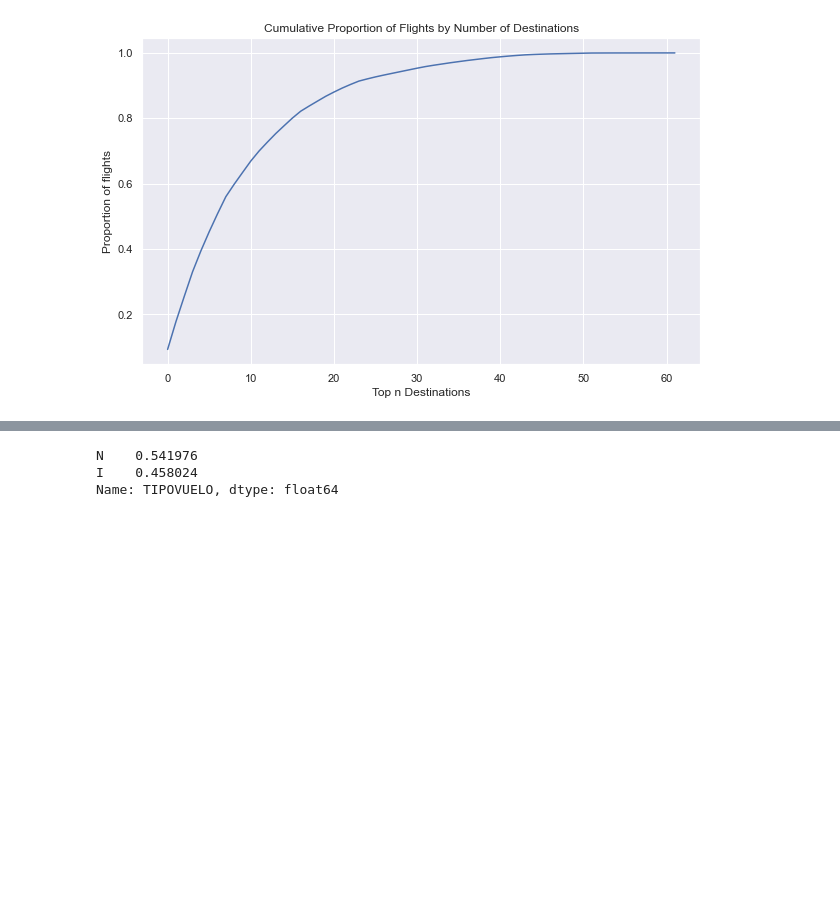
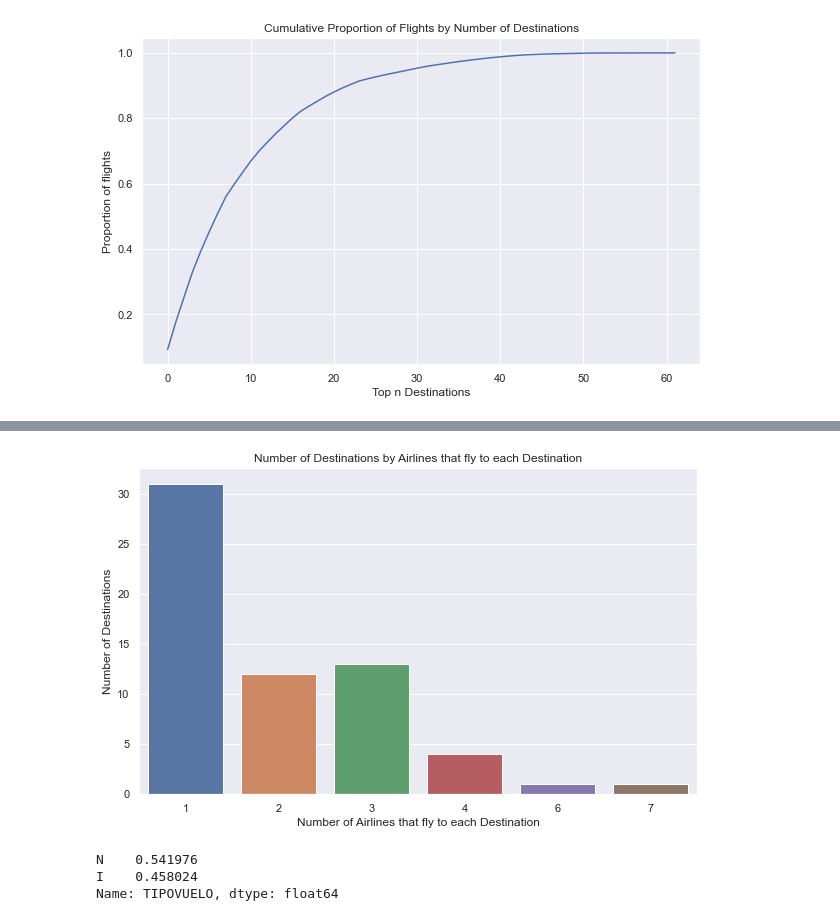
Before and after one commit to javierwelch/challenge_latam, a Jupyter notebook: notebooks/solution.ipynb, the cells around one changed output, grey strips where cells are left out. Drawn from its saved outputs; the diff is of its cells as text; code cells hidden in the pictures; blank space fills up the shorter version.

```diff
--- a/notebooks/solution.ipynb
+++ b/notebooks/solution.ipynb
@@ -209,3 +238,12 @@ plt.show()
+# %%
+n_airlines_by_destination = data.groupby('SIGLADES',as_index = False).nunique()[['SIGLADES', 'OPERA']]['OPERA'].value_counts().reset_index()
+fig = sns.barplot(data = n_airlines_by_destination, x = 'index', y='OPERA')
+fig.set_title("Number of Destinations by Airlines that fly to each Destination")
+fig.set_ylabel("Number of Destinations")
+fig.set_xlabel("Number of Airlines that fly to each Destination")
+plt.show()
+# %% [output]
+[figure, added]
 # %%
 #Share of flights by kind
 vc_flight_kind = data['TIPOVUELO'].value_counts(normalize=True)
```
Also changed, not shown: parts of 2 cells of this notebook.
